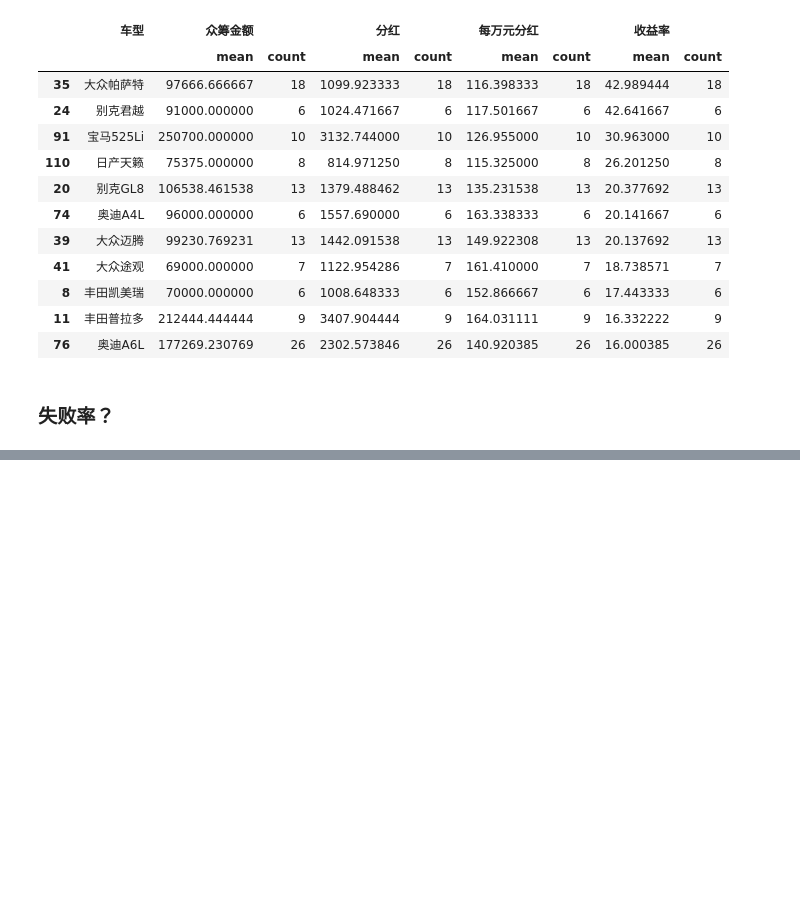
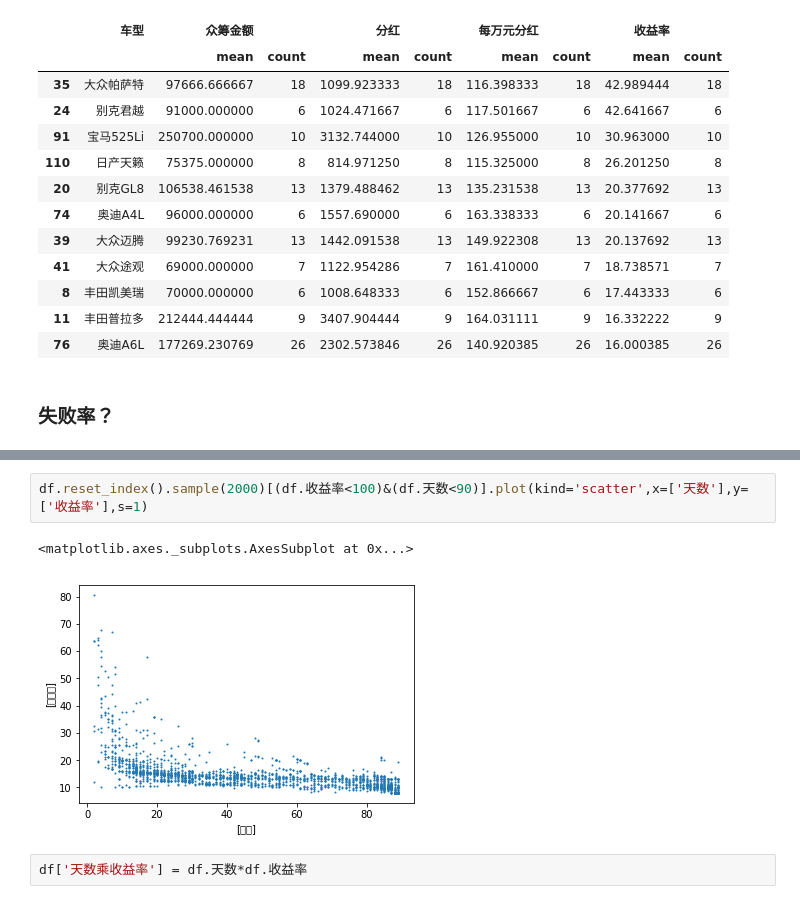
Before and after one commit to maxlz/carsale, a Jupyter notebook: car_sale.ipynb, the cells around one changed output, grey strips where cells are left out. Drawn from its saved outputs; the diff is of its cells as text; blank space fills up the shorter version.

```diff
--- a/car_sale.ipynb
+++ b/car_sale.ipynb
@@ -230,0 +279,7 @@ df2[df2[('收益率','count')]>5].sort_values(by=[('收益率','mean'),('收益
+# %%
+df.reset_index().sample(2000)[(df.收益率<100)&(df.天数<90)].plot(kind='scatter',x=['天数'],y=['收益率'],s=1)
+# %% [output]
+<matplotlib.axes._subplots.AxesSubplot at 0x...>
+[figure, added]
+# %%
+df['天数乘收益率'] = df.天数*df.收益率
```
Also changed, not shown: parts of 20 cells of this notebook, 1 other file.
